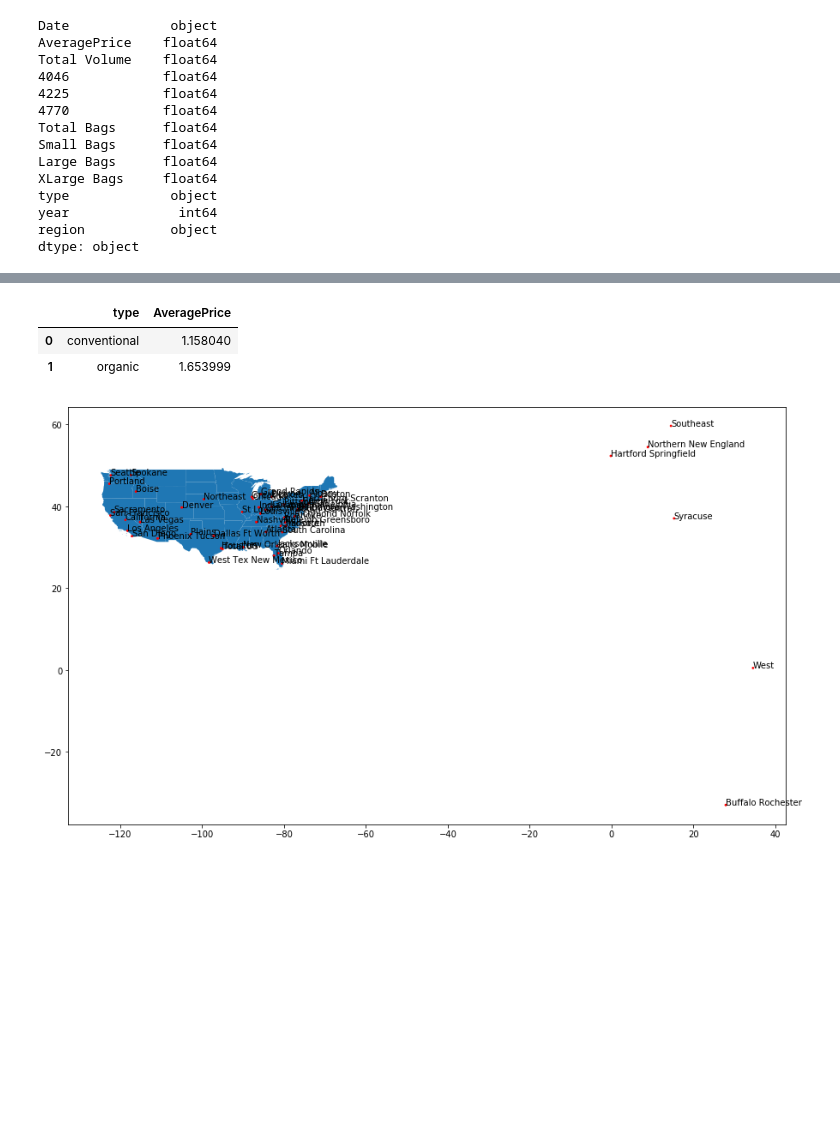
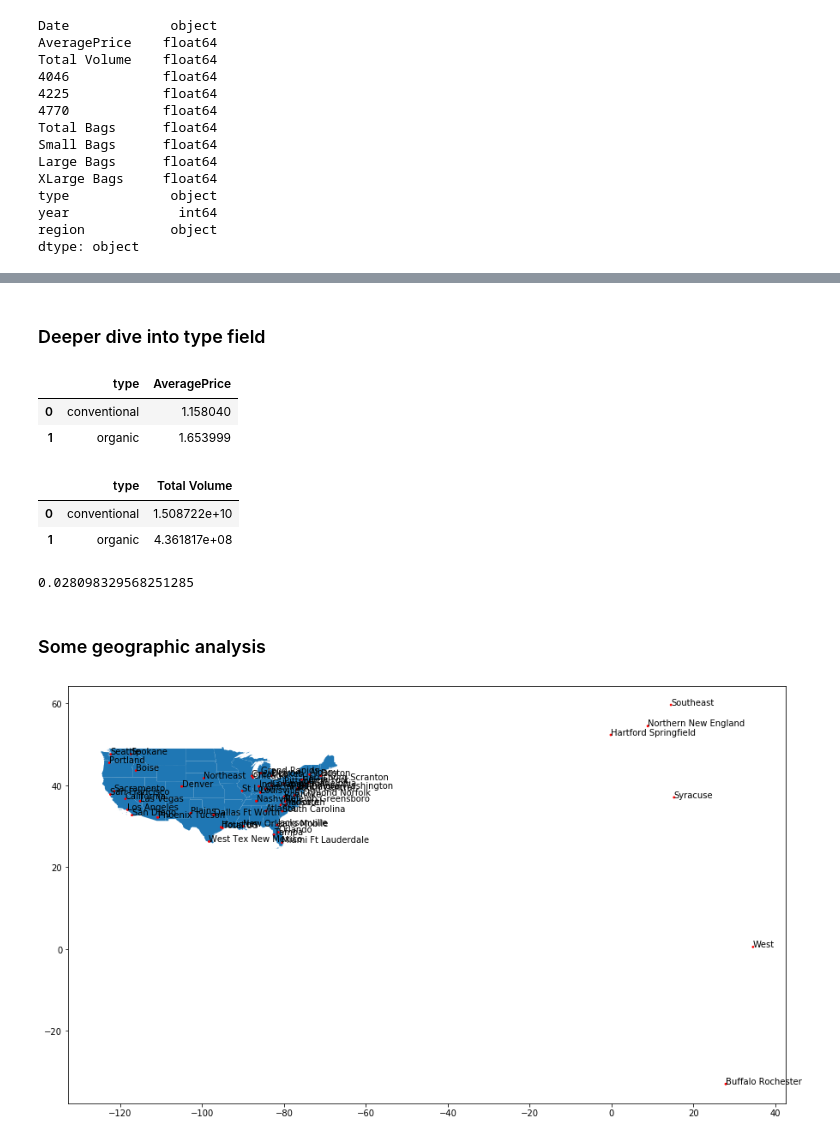
Before and after one commit to josephdope/joe_nolan_avocados, a Jupyter notebook: notebooks/avocados_analysis.ipynb, the cells around one changed output, grey strips where cells are left out. Cells and saved outputs as stored; diff of their text form; code cells hidden in the pictures; blank space fills up the shorter version.

Commit message:
Added environment yaml file and added notes to avocados analysis notebook

```diff
--- a/notebooks/avocados_analysis.ipynb
+++ b/notebooks/avocados_analysis.ipynb
@@ -112,3 +120,5 @@ HartfordSpringfield    338
 WestTexNewMexico       335
 Name: region, dtype: int64
+# %% [markdown]
+### Deeper dive into type field
 # %%
@@ -117,5 +128,19 @@ df.groupby(['type'], as_index = False).agg({'AveragePrice':'mean'})
 |  | type | AveragePrice |
 | 0 | conventional | 1.158040 |
 | 1 | organic | 1.653999 |
+# %%
+# Conventional seems to sell a lot more.
+df.groupby(['type'], as_index = False).agg({'Total Volume':'sum'})
+# %% [output]
+|  | type | Total Volume |
+| 0 | conventional | 1.508722e+10 |
+| 1 | organic | 4.361817e+08 |
+# %%
+# Organic only accounts for ~ 3% of total sales
+df.loc[df['type'] == 'organic', 'Total Volume'].sum() / df['Total Volume'].sum()
+# %% [output]
+0.028098329568251285
+# %% [markdown]
+### Some geographic analysis
 # %%
 # It might be helpful to view locations on a map
```
Also changed, not shown: parts of 29 cells of this notebook, 1 other file.
